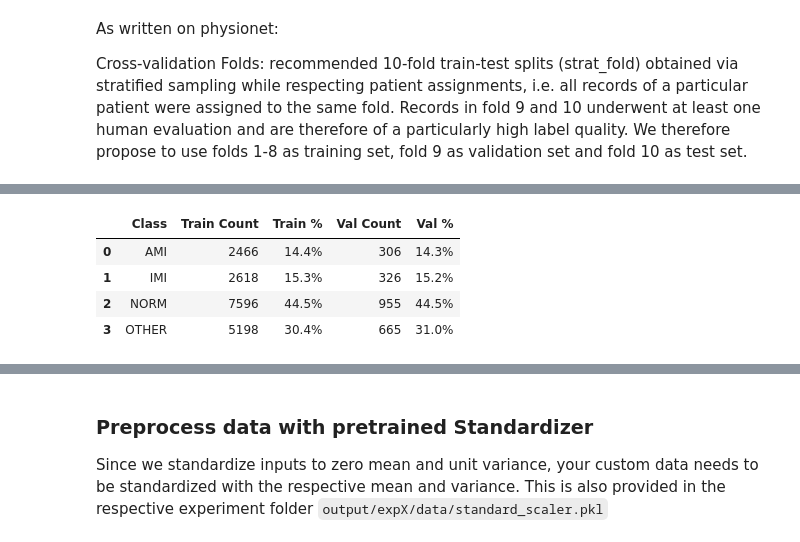
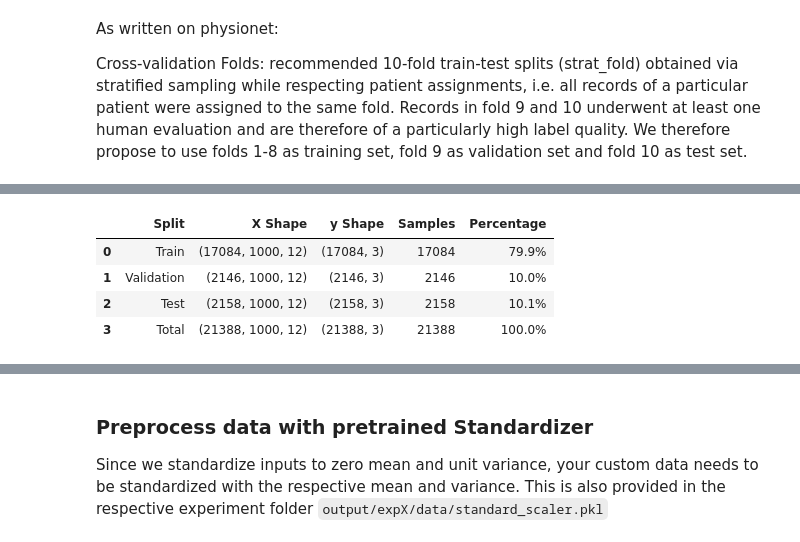
Before and after one commit to AliceKitchkin/ECG_Classification, a Jupyter notebook: ECG_Benchmarking_Paper/code/Finetuning_Example.ipynb, the cells around one changed output, grey strips where cells are left out. Saved outputs shown, nothing was run; the diff lists cells and outputs as text; code cells hidden in the pictures.

```diff
--- a/ECG_Benchmarking_Paper/code/Finetuning_Example.ipynb
+++ b/ECG_Benchmarking_Paper/code/Finetuning_Example.ipynb
@@ -424,7 +433,8 @@ Class IDs: [0, 1, 2, 3, 4, 5, 6, 7, 8, 9, 10, 11, 12, 13, 14, 15, 16, 17, 18, 19
 Count classes: 23
 # %%
 # extract excisting classes
-classes = ['AMI', 'IMI', 'NORM']
+#classes = ['AMI', 'IMI', 'NORM']
+classes = ['IMI', 'NORM']
 class_ids = [i for i, name in enumerate(all_class_names) if name in classes]
 num_classes = len(classes)
 
@@ -598,24 +587,23 @@ Test         (2158, 1000, 12)     (2158, 4)       2158
-# %%
-data = []
-for i, class_name in enumerate(class_names):
-    train_count = (y_train[:, i] == 1).sum()
-    val_count = (y_val[:, i] == 1).sum()
-    train_pct = train_count / y_train.shape[0] * 100
-    val_pct = val_count / y_val.shape[0] * 100
-
-    data.append({
-        'Class': class_name,
-        'Train Count': train_count,
-        'Train %': f"{train_pct:.1f}%",
-        'Val Count': val_count,
-        'Val %': f"{val_pct:.1f}%"
-    })
-
-df = pd.DataFrame(data)
-display(df)
-# %% [output]
-|  | Class | Train Count | Train % | Val Count | Val % |
-| 0 | AMI | 2466 | 14.4% | 306 | 14.3% |
-| 1 | IMI | 2618 | 15.3% | 326 | 15.2% |
-| 2 | NORM | 7596 | 44.5% | 955 | 44.5% |
-| 3 | OTHER | 5198 | 30.4% | 665 | 31.0% |
+# %%
+total_samples = X_train.shape[0] + X_val.shape[0] + X_test.shape[0]
+
+split_data = {
+    'Split': ['Train', 'Validation', 'Test', 'Total'],
+    'X Shape': [str(X_train.shape), str(X_val.shape), str(X_test.shape), f"({total_samples}, {X.shape[1]}, {X.shape[2]})"],
+    'y Shape': [str(y_train.shape), str(y_val.shape), str(y_test.shape), f"({total_samples}, {y.shape[1]})"],
+    'Samples': [X_train.shape[0], X_val.shape[0], X_test.shape[0], total_samples],
+    'Percentage': [f"{X_train.shape[0]/total_samples*100:.1f}%",
+                   f"{X_val.shape[0]/total_samples*100:.1f}%",
+                   f"{X_test.shape[0]/total_samples*100:.1f}%",
+                   f"{(X_train.shape[0] + X_val.shape[0] + X_test.shape[0])/total_samples*100:.1f}%"]
+}
+
+df_split = pd.DataFrame(split_data)
+#print(tabulate(df_split, headers='keys', tablefmt='fancy_grid'))
+display(df_split)
+# %% [output]
+|  | Split | X Shape | y Shape | Samples | Percentage |
+| 0 | Train | (17084, 1000, 12) | (17084, 3) | 17084 | 79.9% |
+| 1 | Validation | (2146, 1000, 12) | (2146, 3) | 2146 | 10.0% |
+| 2 | Test | (2158, 1000, 12) | (2158, 3) | 2158 | 10.1% |
+| 3 | Total | (21388, 1000, 12) | (21388, 3) | 21388 | 100.0% |
```
Also changed, not shown: parts of 19 cells of this notebook, 6 other files.
